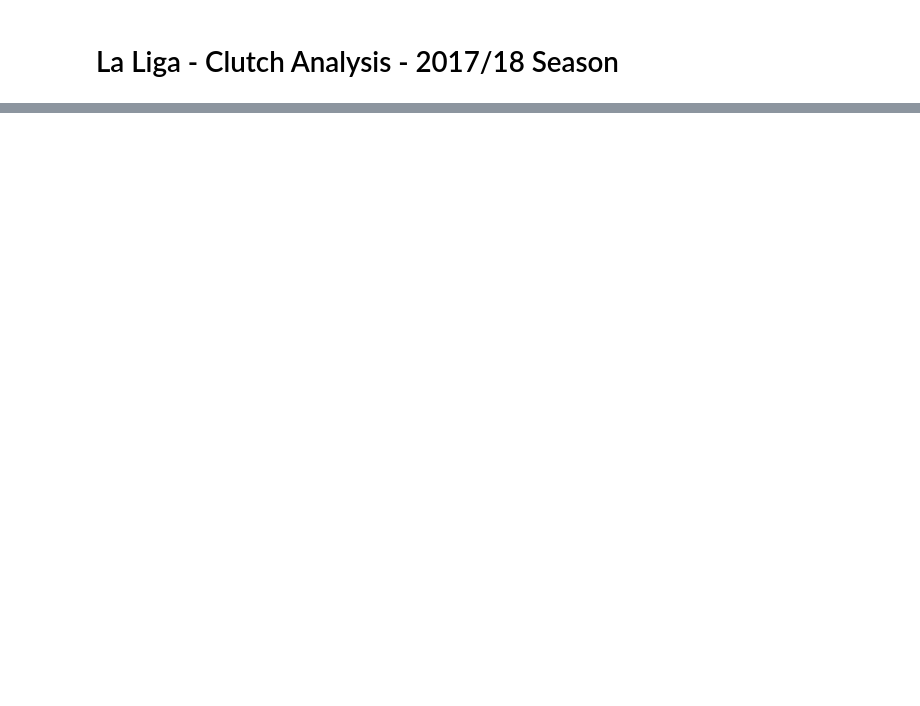
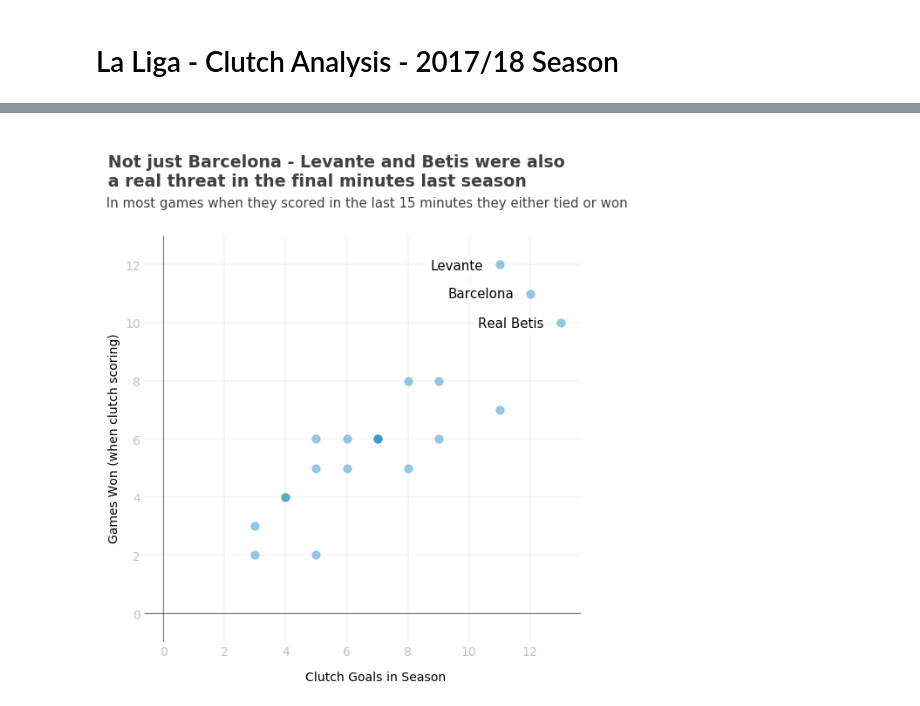
Before and after one commit to carlos-gutier/DS-Project1-Data-Storytelling, a Jupyter notebook: DS1_Project1_LaLiga_ClutchGrading.ipynb, the cells around one changed output, grey strips where cells are left out. Saved outputs shown, nothing was run; the diff lists cells and outputs as text; code cells hidden in the pictures; blank space fills up the shorter version.

```diff
--- a/DS1_Project1_LaLiga_ClutchGrading.ipynb
+++ b/DS1_Project1_LaLiga_ClutchGrading.ipynb
@@ -339,0 +521,13 @@ sns.despine(left=True, bottom=True)
+# %%
+# List of Number of Wins or Ties per team
+clutch_fixtures = df_table[(df_table.minute >= 75) & ((df_table.tied == True) | (df_table.up_1 == True) | (df_table.up_2 == True))].fixture_id.tolist()
+tight_games_w = df_table[df_table.fixture_id.isin(clutch_fixtures)].groupby('fixture_id').first().groupby('team')['team'].count()
+# List of Number of Clutch goals per team
+clutch_goals = df_table[(df_table.minute >= 75) & ((df_table.tied == True) | (df_table.up_1 == True) | (df_table.up_2 == True))].groupby('team')['team'].count()
+
+# DataFrame - Games Won while clutch scoring & Number of clutch goals
+df_clutch_wins = pd.concat([clutch_goals, tight_games_w], axis=1)
+df_clutch_wins.columns = ['Clutch Goals (after 75th min.)', 'Games Tied or Won (when clutch scoring)']
+# %%
+df_clutch_wins.reset_index(inplace=True)
+df_clutch_wins
@@ -339,0 +552,43 @@ sns.despine(left=True, bottom=True)
+# %%
+# Initialize the matplotlib figure
+fig = plt.figure(figsize=(8, 8))
+
+fig.set_facecolor("white")
+fig.set_edgecolor("white")
+
+colors = ['#008FD5', '#008FD5', '#008FD5', '#FC4F30', '#008FD5', '#008FD5', '#008FD5', '#008FD5',
+          '#008FD5', '#008FD5', '#008FD5', '#008FD5', '#FC4F30', '#008FD5', '#FC4F30', '#008FD5',
+          '#008FD5', '#008FD5', '#008FD5', '#008FD5']
+
+ax = sns.scatterplot(df_clutch_wins['Clutch Goals (after 75th min.)'],
+                     df_clutch_wins['Games Won (when clutch scoring)'], alpha=.45, s=90, edgecolor='#8B8B8B')
+
+ax.set_facecolor('white')
+ax.axhline(y=0, color='black', linewidth=1.1, alpha=.5)
+ax.axvline(x=0, color='black', linewidth=1.1, alpha=.5)
+ax.set_ylim([-1, 13])
+ax.set_ylim([-1, 13])
+ax.set_xlabel("")
+ax.set_ylabel("")
+
+#ax.set_xticklabels([' 0', '2', '4', '6', '8', '10', '12'], fontsize=14, color='#C2C2C2')
+ax.tick_params(colors='#C2C2C2')
+
+for key,spine in ax.spines.items():
+    spine.set_visible(False)
+
+ax.grid(which='major', axis='both', linewidth=.3)
+
+ax.text(x=9.3, y=10.87, s="Barcelona", fontsize=15, color='black', backgroundcolor='white')
+ax.text(x=8.75, y=11.82, s="Levante", fontsize=15, color='black', backgroundcolor='white')
+ax.text(x=10.3, y=9.83, s="Real Betis", fontsize=15, color='black', backgroundcolor='white')
+
+ax.text(x=4.65, y=-2.3, s='Clutch Goals in Season', fontsize=14, fontweight='medium', color='black')
+ax.text(x=-1.8, y=9.33, s='Games Won (when clutch scoring)', fontsize=14, fontweight='medium', color='black', rotation=90)
+
+ax.text(x=-2, y=14.7, s=" \n Not just Barcelona - Levante and Betis were also\n a real threat in the final minutes last season", fontsize=19, fontweight='bold', color='#414141')
+ax.text(x=-2, y=14, s=" In most games when they scored in the last 15 minutes they either tied or won", fontsize=15, color='#414141')
+
+plt.show()
+# %% [output]
+[figure, added]
```
Also changed, not shown: parts of 62 cells of this notebook.
